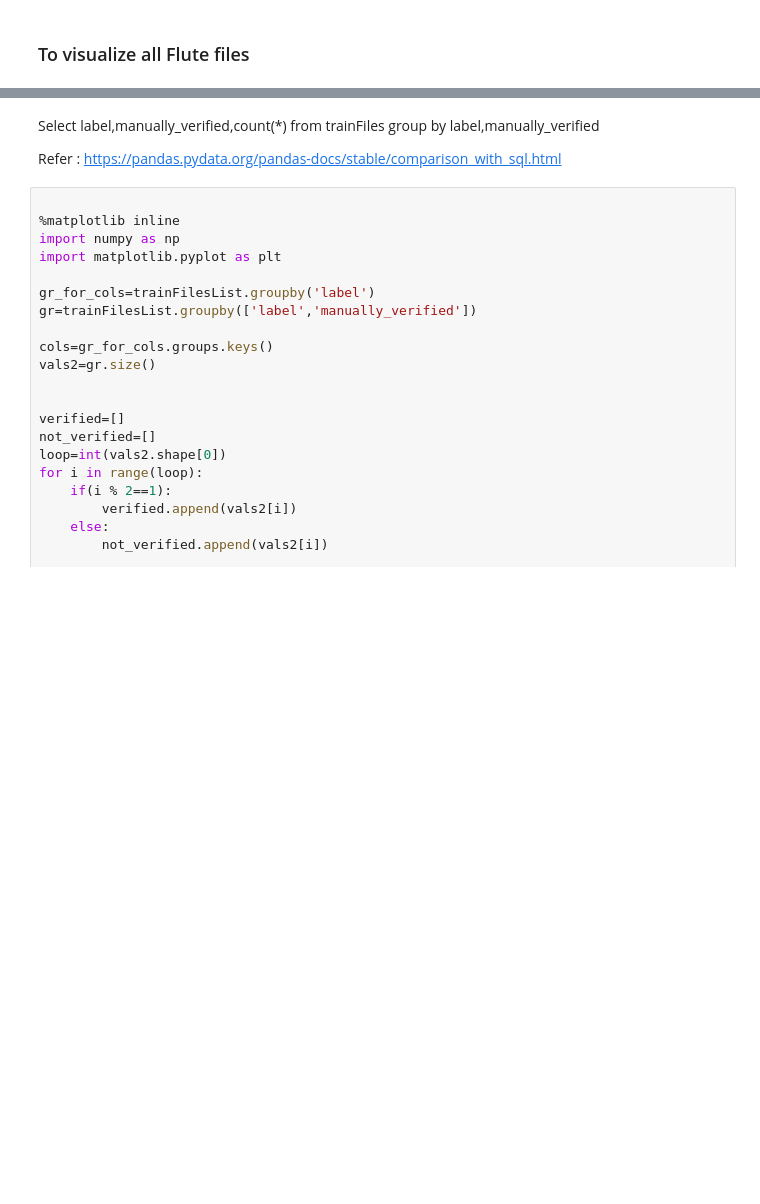
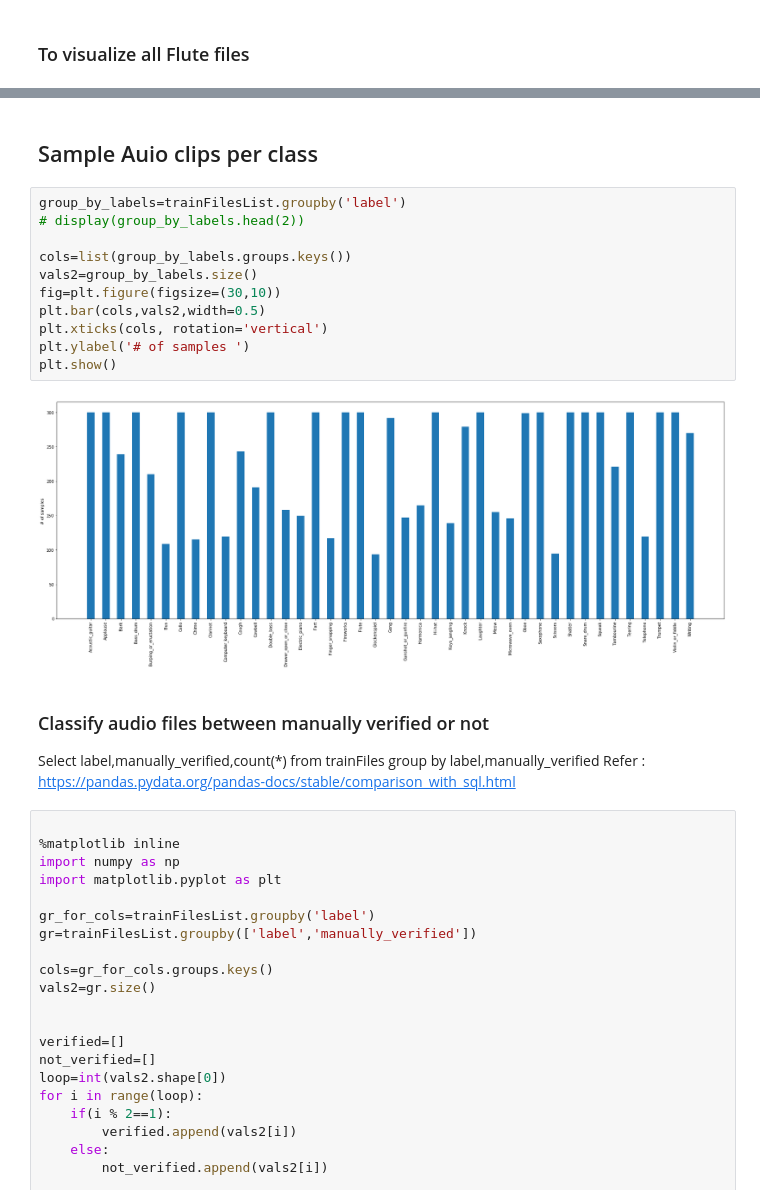
Before and after one commit to knatarasan/freesound, a Jupyter notebook: LearnSound.ipynb, the cells around one changed output, grey strips where cells are left out. Cells and saved outputs as stored; diff of their text form; blank space fills up the shorter version.

```diff
--- a/LearnSound.ipynb
+++ b/LearnSound.ipynb
@@ -144,6 +259,22 @@ sample_rate is : 44100  samples 24696
+# %% [markdown]
+## Sample Auio clips per class
+# %%
+group_by_labels=trainFilesList.groupby('label')
+# display(group_by_labels.head(2))
+
+cols=list(group_by_labels.groups.keys())
+vals2=group_by_labels.size()
+fig=plt.figure(figsize=(30,10))
+plt.bar(cols,vals2,width=0.5)
+plt.xticks(cols, rotation='vertical')
+plt.ylabel('# of samples ')
+plt.show()
+# %% [output]
+[figure, added]
 # %% [markdown]
+### Classify audio files between manually verified or not
+
 Select label,manually_verified,count(*)  from trainFiles group by label,manually_verified
-
 Refer : https://pandas.pydata.org/pandas-docs/stable/comparison_with_sql.html
 # %%
 
```
Also changed, not shown: parts of 27 cells of this notebook.
